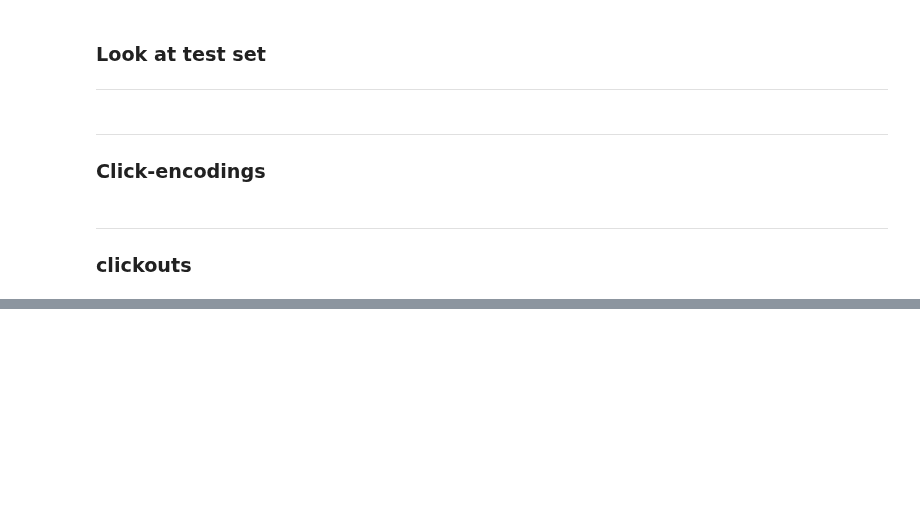
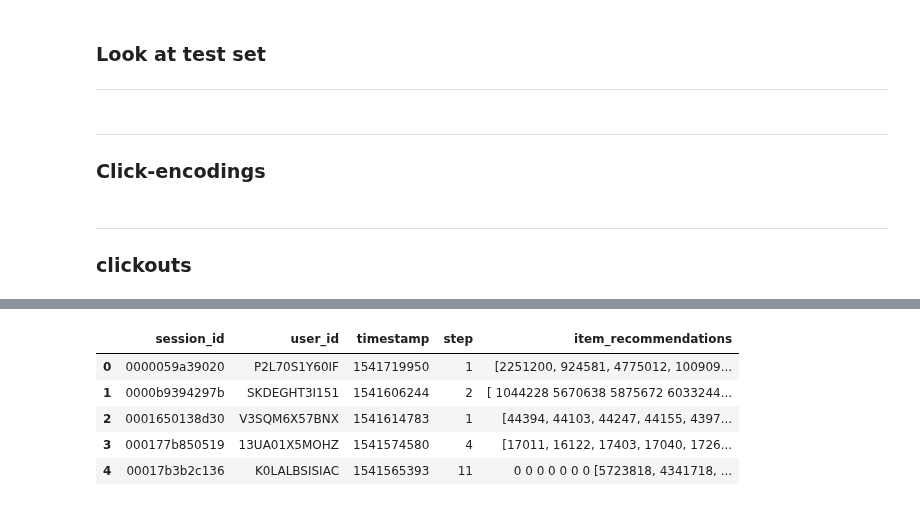
Before and after one commit to samshipengs/naps, a Jupyter notebook: playground.ipynb, the cells around one changed output, grey strips where cells are left out. Saved outputs shown, nothing was run; the diff lists cells and outputs as text; code cells hidden in the pictures; blank space fills up the shorter version.

```diff
--- a/playground.ipynb
+++ b/playground.ipynb
@@ -214,0 +298,2 @@ ctn
+# %%
+to_sub = sub.groupby('session_id').last().reset_index()
@@ -214,0 +308,9 @@ ctn
+# %%
+to_sub.head()
+# %% [output]
+|  | session_id | user_id | timestamp | step | item_recommendations |
+| 0 | 0000059a39020 | P2L70S1Y60IF | 1541719950 | 1 | [2251200, 924581, 4775012, 100909... |
+| 1 | 0000b9394297b | SKDEGHT3I151 | 1541606244 | 2 | [ 1044228 5670638 5875672 6033244... |
+| 2 | 0001650138d30 | V3SQM6X57BNX | 1541614783 | 1 | [44394, 44103, 44247, 44155, 4397... |
+| 3 | 000177b850519 | 13UA01X5MOHZ | 1541574580 | 4 | [17011, 16122, 17403, 17040, 1726... |
+| 4 | 00017b3b2c136 | K0LALBSISIAC | 1541565393 | 11 | 0 0 0 0 0 0 0 [5723818, 4341718, ... |
```
Also changed, not shown: parts of 24 cells of this notebook, 4 other files.
